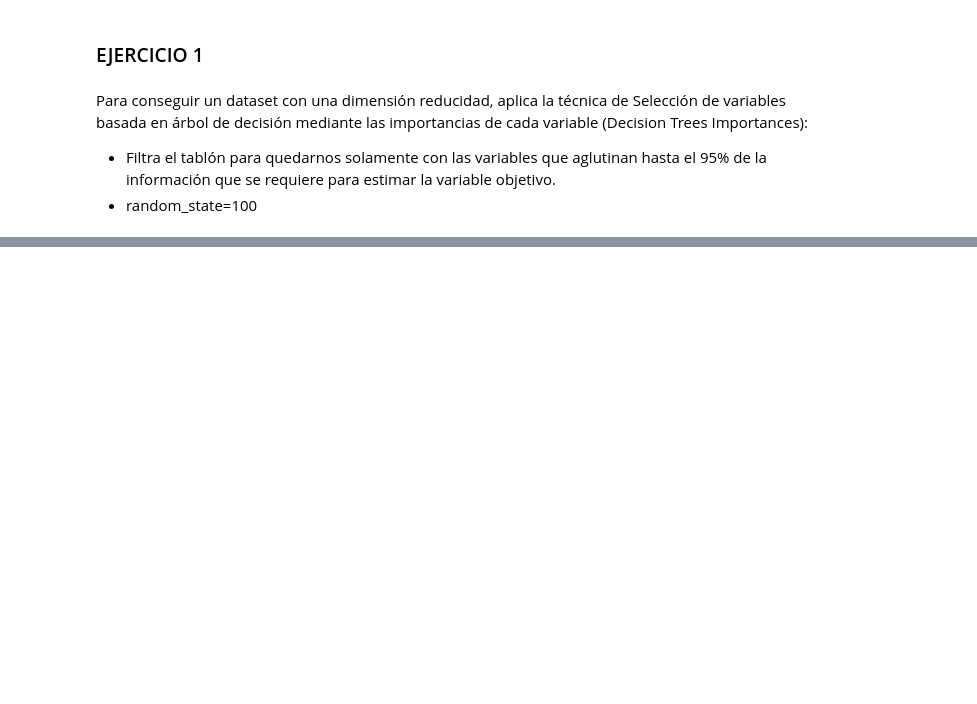
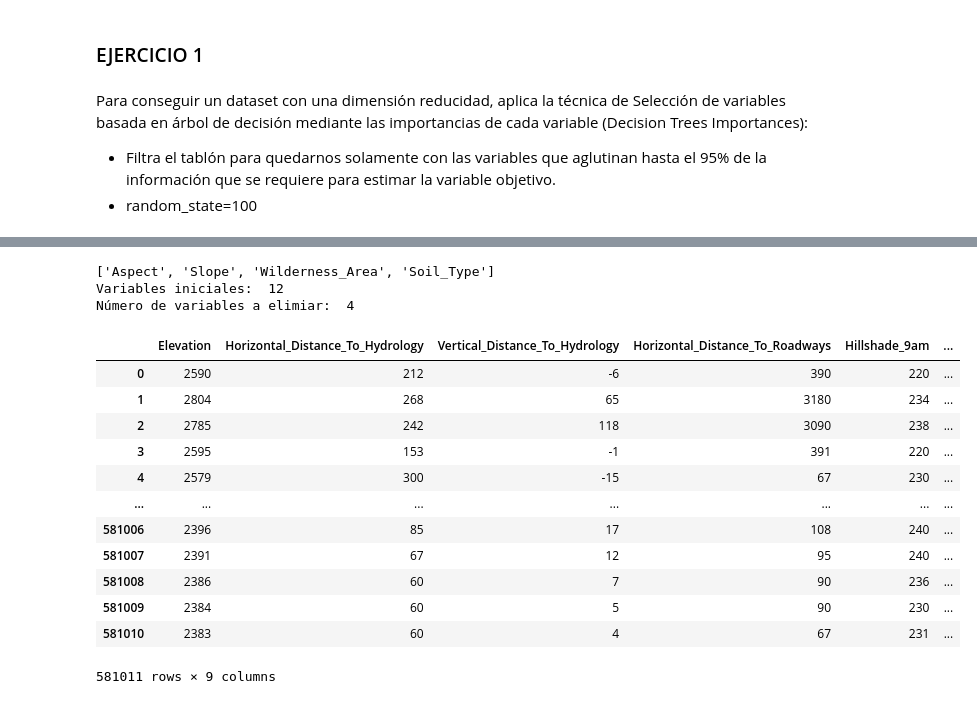
Before and after one commit to luciacantos/Examen-EDA, a Jupyter notebook: forest_covtype.ipynb, the cells around one changed output, grey strips where cells are left out. Drawn from its saved outputs; the diff is of its cells as text; code cells hidden in the pictures; blank space fills up the shorter version.

```diff
--- a/forest_covtype.ipynb
+++ b/forest_covtype.ipynb
@@ -114,0 +167,5 @@ Para conseguir un dataset con una dimensión reducidad, aplica la técnica de Se
+# %%
+from sklearn.tree import DecisionTreeRegressor
+
+arbol_importancia = DecisionTreeRegressor(max_depth=len(features)+10, random_state = 100)
+arbol_importancia.fit(X = df_forestCovtype[features], y = df_forestCovtype[target])
@@ -114,0 +199,7 @@ Para conseguir un dataset con una dimensión reducidad, aplica la técnica de Se
+# %%
+# df con los datos importantes
+
+d_importantes = pd.DataFrame(arbol_importancia.feature_importances_, index = features, columns =["Importancia"])
+
+d_importantes.sort_values(by = d_importantes.columns[0], ascending = False, inplace = True)
+d_importantes
@@ -114,0 +220,3 @@ Para conseguir un dataset con una dimensión reducidad, aplica la técnica de Se
+# %%
+d_importantes["imp_acum"] = d_importantes["Importancia"].cumsum()
+d_importantes
@@ -114,0 +250,29 @@ Para conseguir un dataset con una dimensión reducidad, aplica la técnica de Se
+# %%
+variables = d_importantes.loc[d_importantes["imp_acum"]>0.95].index.to_list()
+print(variables)
+
+print("Variables iniciales: ", len(features))
+print("Número de variables a elimiar: ",len(variables))
+# %% [output]
+['Aspect', 'Slope', 'Wilderness_Area', 'Soil_Type']
+Variables iniciales:  12
+Número de variables a elimiar:  4
+# %%
+# filtrar las varibales y quedarnos con las más importantes
+
+df_forestCovtype2 = df_forestCovtype.drop( labels = variables, axis = "columns")
+df_forestCovtype2
+# %% [output]
+|  | Elevation | Horizontal_Distance_To_Hydrology | Vertical_Distance_To_Hydrology | Horizontal_Distance_To_Roadways | Hillshade_9am | ... |
+| 0 | 2590 | 212 | -6 | 390 | 220 | ... |
+| 1 | 2804 | 268 | 65 | 3180 | 234 | ... |
+| 2 | 2785 | 242 | 118 | 3090 | 238 | ... |
+| 3 | 2595 | 153 | -1 | 391 | 220 | ... |
+| 4 | 2579 | 300 | -15 | 67 | 230 | ... |
+| ... | ... | ... | ... | ... | ... | ... |
+| 581006 | 2396 | 85 | 17 | 108 | 240 | ... |
+| 581007 | 2391 | 67 | 12 | 95 | 240 | ... |
+| 581008 | 2386 | 60 | 7 | 90 | 236 | ... |
+| 581009 | 2384 | 60 | 5 | 90 | 230 | ... |
+| 581010 | 2383 | 60 | 4 | 67 | 231 | ... |
+581011 rows × 9 columns
```
Also changed, not shown: parts of 10 cells of this notebook.
